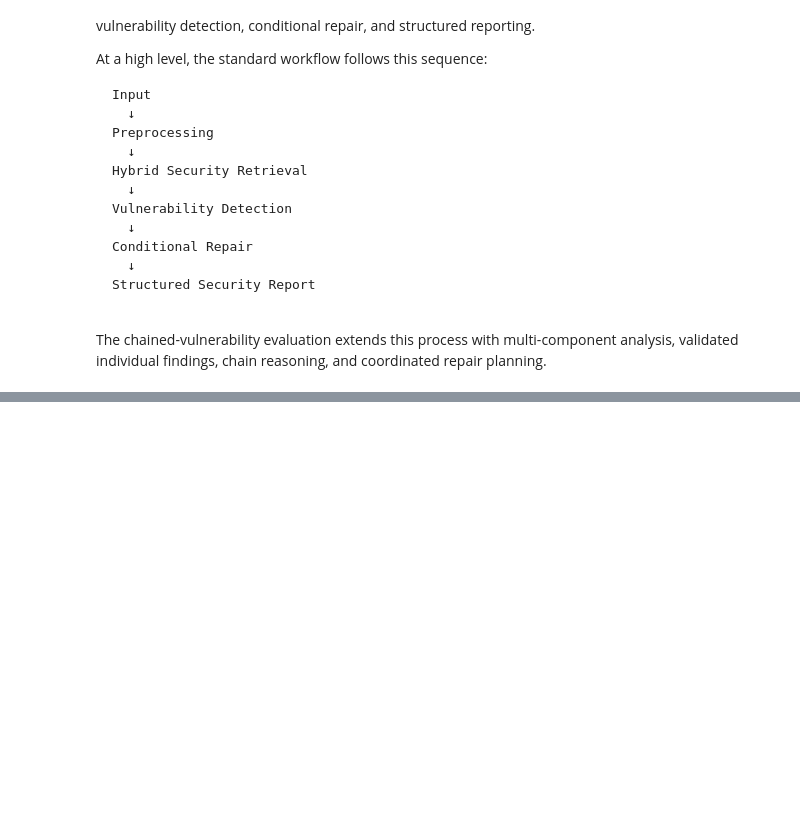
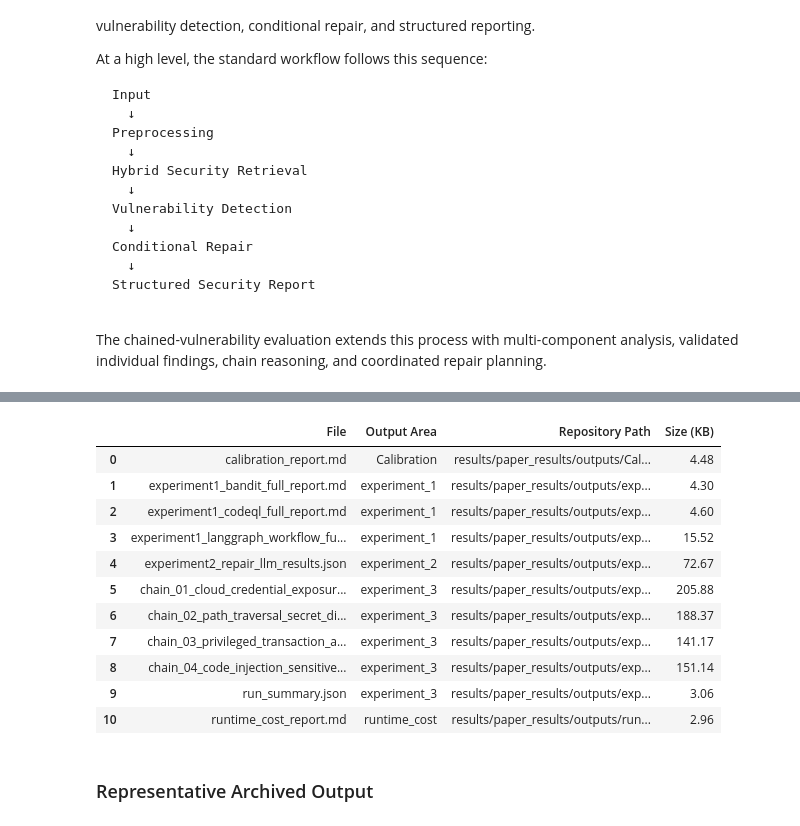
Before and after one commit to lizethcampos03/llm-security-framework-evaluation, a Jupyter notebook: notebooks/paper_reproduction.ipynb, the cells around one changed output, grey strips where cells are left out. Cells and saved outputs as stored; diff of their text form; code cells hidden in the pictures; blank space fills up the shorter version.

```diff
--- a/notebooks/paper_reproduction.ipynb
+++ b/notebooks/paper_reproduction.ipynb
@@ -530,0 +294,14 @@ This notebook is developed incrementally. Each section should be tested and veri
+# %%
+CONFIG_DIR = REPO_DIR / "configs"
+
+RESULTS_DIR = REPO_DIR / "results"
+
+PAPER_RESULTS = RESULTS_DIR / "paper_results"
+
+TABLES_DIR = PAPER_RESULTS / "tables"
+
+FIGURES_DIR = PAPER_RESULTS / "figures"
+
+OUTPUT_DIR = RESULTS_DIR / "reproduced_results"
+
+print(TABLES_DIR)
@@ -530,0 +1193,37 @@ This notebook is developed incrementally. Each section should be tested and veri
+# %%
+ARCHIVED_OUTPUTS_DIR = PAPER_RESULTS / "outputs"
+
+output_files = sorted(
+    path
+    for path in ARCHIVED_OUTPUTS_DIR.rglob("*")
+    if path.is_file()
+)
+
+output_inventory = pd.DataFrame(
+    [
+        {
+            "File": path.name,
+            "Output Area": path.parent.name,
+            "Repository Path": str(path.relative_to(REPO_DIR)),
+            "Size (KB)": round(path.stat().st_size / 1024, 2),
+        }
+        for path in output_files
+    ]
+)
+
+display(output_inventory)
+# %% [output]
+|  | File | Output Area | Repository Path | Size (KB) |
+| 0 | calibration_report.md | Calibration | results/paper_results/outputs/Cal... | 4.48 |
+| 1 | experiment1_bandit_full_report.md | experiment_1 | results/paper_results/outputs/exp... | 4.30 |
+| 2 | experiment1_codeql_full_report.md | experiment_1 | results/paper_results/outputs/exp... | 4.60 |
+| 3 | experiment1_langgraph_workflow_fu... | experiment_1 | results/paper_results/outputs/exp... | 15.52 |
+| 4 | experiment2_repair_llm_results.json | experiment_2 | results/paper_results/outputs/exp... | 72.67 |
+| 5 | chain_01_cloud_credential_exposur... | experiment_3 | results/paper_results/outputs/exp... | 205.88 |
+| 6 | chain_02_path_traversal_secret_di... | experiment_3 | results/paper_results/outputs/exp... | 188.37 |
+| 7 | chain_03_privileged_transaction_a... | experiment_3 | results/paper_results/outputs/exp... | 141.17 |
+| 8 | chain_04_code_injection_sensitive... | experiment_3 | results/paper_results/outputs/exp... | 151.14 |
+| 9 | run_summary.json | experiment_3 | results/paper_results/outputs/exp... | 3.06 |
+| 10 | runtime_cost_report.md | runtime_cost | results/paper_results/outputs/run... | 2.96 |
+# %% [markdown]
+### Representative Archived Output
```
Also changed, not shown: parts of 101 cells of this notebook, 5 other files.
